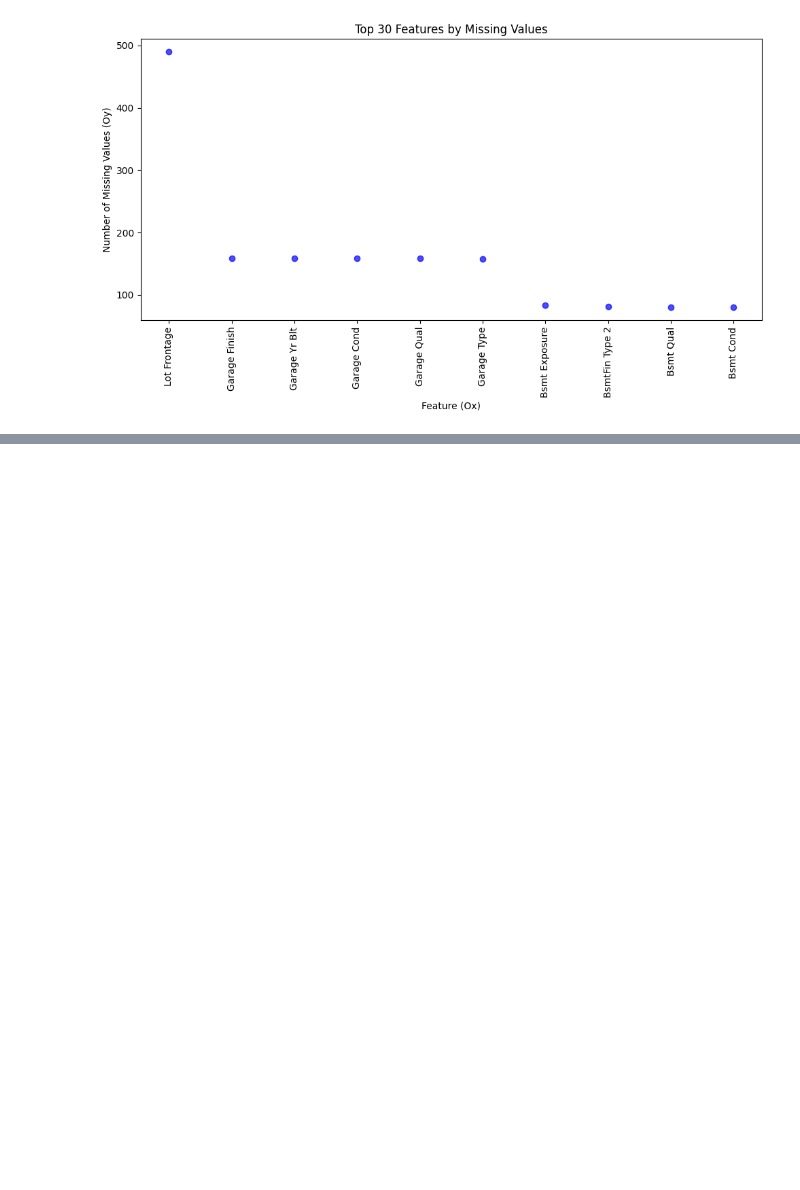
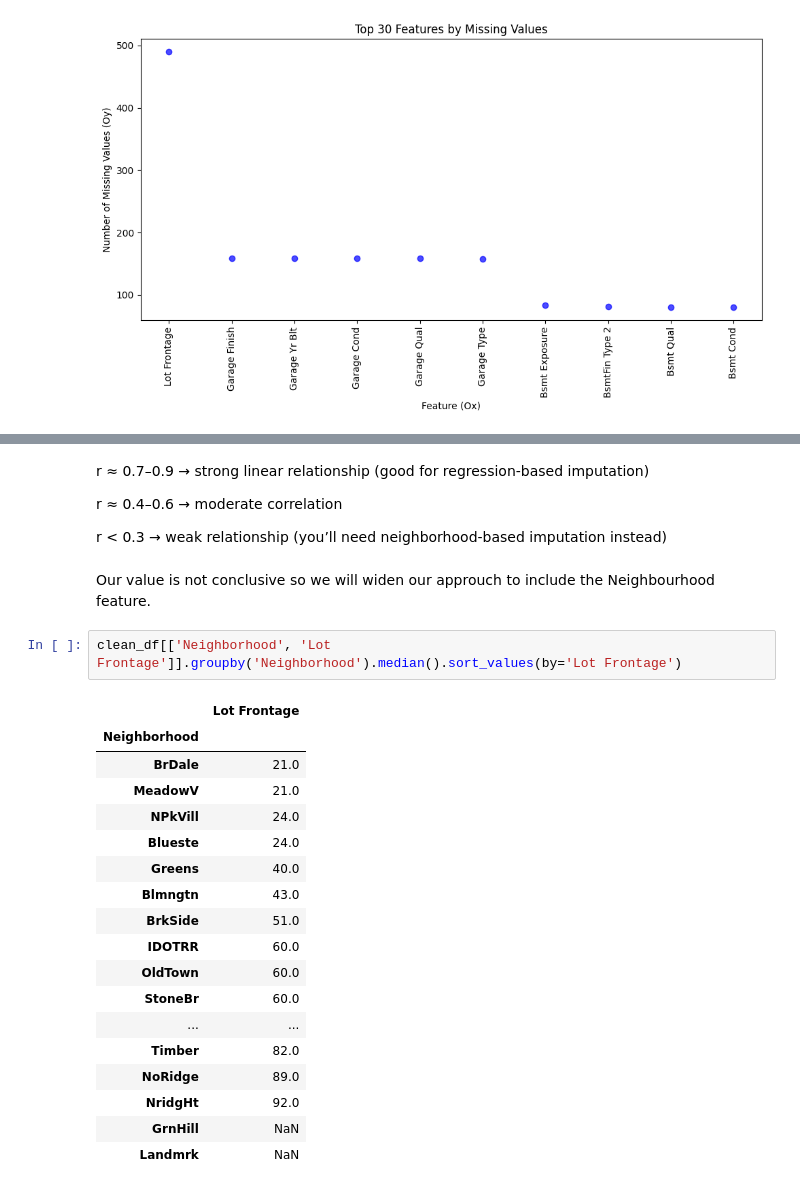
Before and after one commit to hedesiustefan/ML_Project, a Jupyter notebook: dataexplore.ipynb, the cells around one changed output, grey strips where cells are left out. Drawn from its saved outputs; the diff is of its cells as text; blank space fills up the shorter version.

```diff
--- a/dataexplore.ipynb
+++ b/dataexplore.ipynb
@@ -516,0 +572,29 @@ plt.show()
+# %% [markdown]
+r ≈ 0.7–0.9 → strong linear relationship (good for regression-based imputation)
+
+r ≈ 0.4–0.6 → moderate correlation
+
+r < 0.3 → weak relationship (you’ll need neighborhood-based imputation instead)
+# %% [markdown]
+Our value is not conclusive so we will widen our approuch to include the Neighbourhood feature.
+# %%
+clean_df[['Neighborhood', 'Lot Frontage']].groupby('Neighborhood').median().sort_values(by='Lot Frontage')
+# %% [output]
+|  | Lot Frontage |
+| Neighborhood |  |
+| BrDale | 21.0 |
+| MeadowV | 21.0 |
+| NPkVill | 24.0 |
+| Blueste | 24.0 |
+| Greens | 40.0 |
+| Blmngtn | 43.0 |
+| BrkSide | 51.0 |
+| IDOTRR | 60.0 |
+| OldTown | 60.0 |
+| StoneBr | 60.0 |
+| ... | ... |
+| Timber | 82.0 |
+| NoRidge | 89.0 |
+| NridgHt | 92.0 |
+| GrnHill | NaN |
+| Landmrk | NaN |
```
Also changed, not shown: parts of 15 cells of this notebook.
